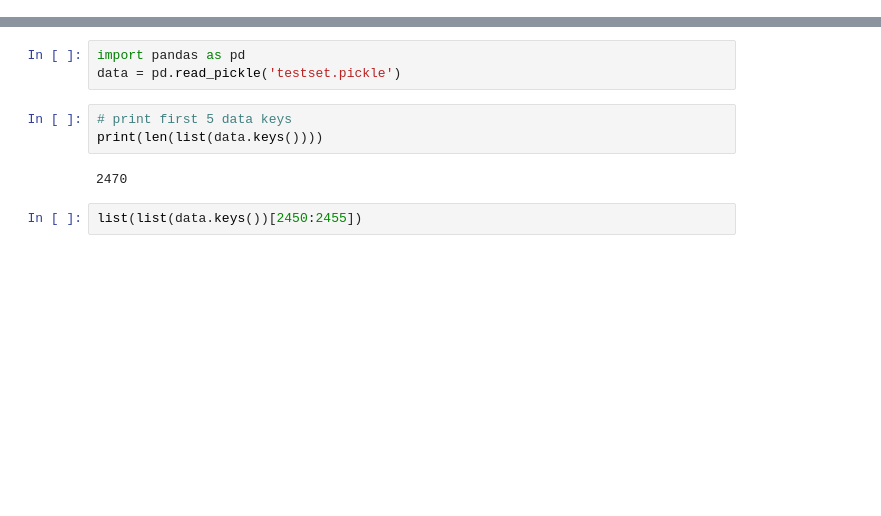
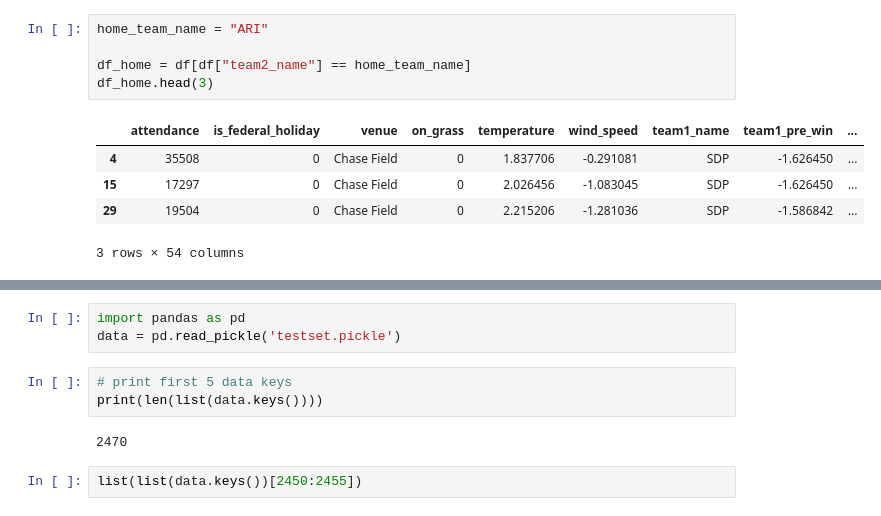
Before and after one commit to RDOGS-Friendz/SLDL-MLB-ATT-Prediction, a Jupyter notebook: test.ipynb, the cells around one changed output, grey strips where cells are left out. Saved outputs shown, nothing was run; the diff lists cells and outputs as text; blank space fills up the shorter version.

```diff
--- a/test.ipynb
+++ b/test.ipynb
@@ -0,0 +59,11 @@
+# %%
+home_team_name = "ARI"
+
+df_home = df[df["team2_name"] == home_team_name]
+df_home.head(3)
+# %% [output]
+|  | attendance | is_federal_holiday | venue | on_grass | temperature | wind_speed | team1_name | team1_pre_win | ... |
+| 4 | 35508 | 0 | Chase Field | 0 | 1.837706 | -0.291081 | SDP | -1.626450 | ... |
+| 15 | 17297 | 0 | Chase Field | 0 | 2.026456 | -1.083045 | SDP | -1.626450 | ... |
+| 29 | 19504 | 0 | Chase Field | 0 | 2.215206 | -1.281036 | SDP | -1.586842 | ... |
+3 rows × 54 columns
```
Also changed, not shown: parts of 16 cells of this notebook, 8 other files.
